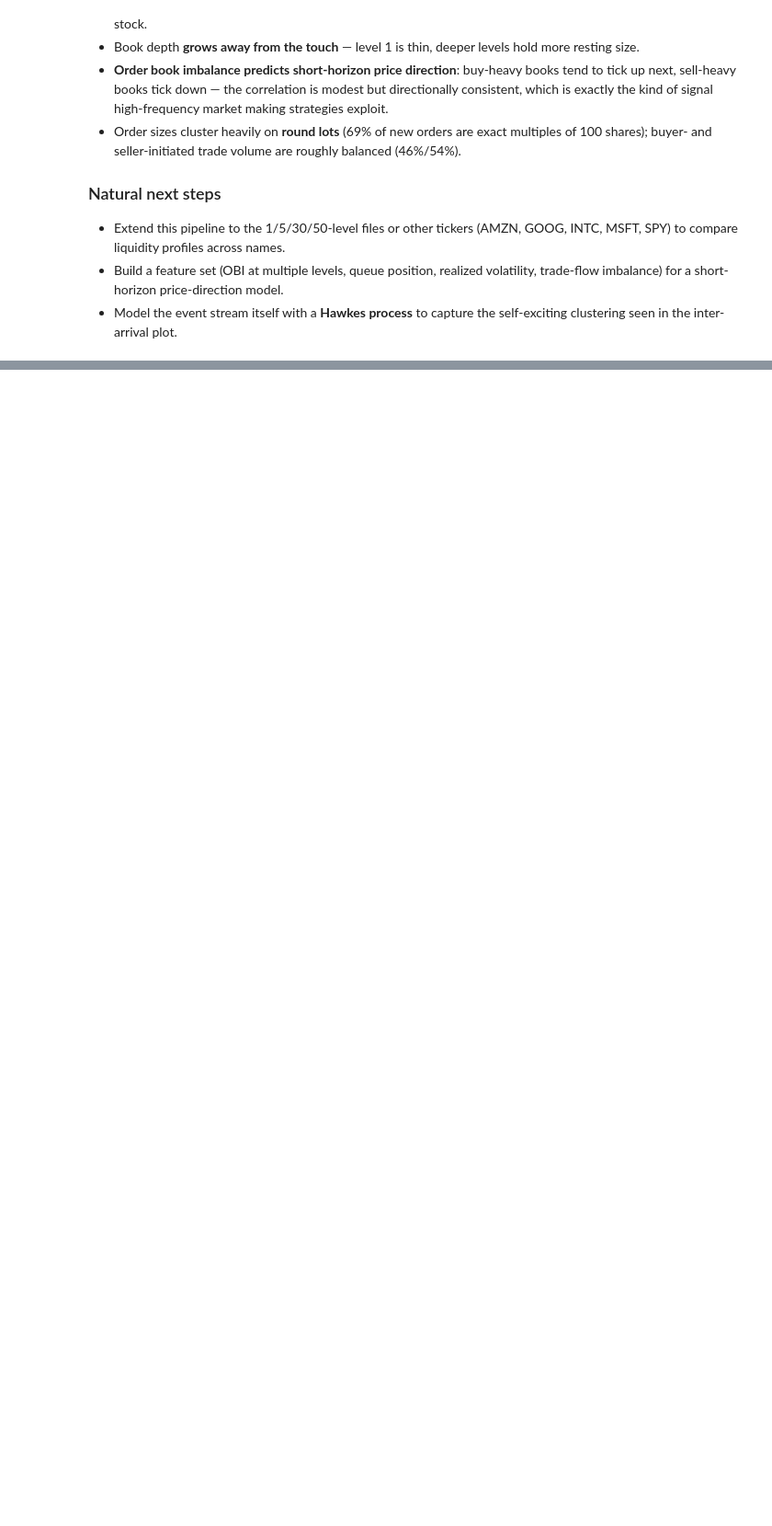
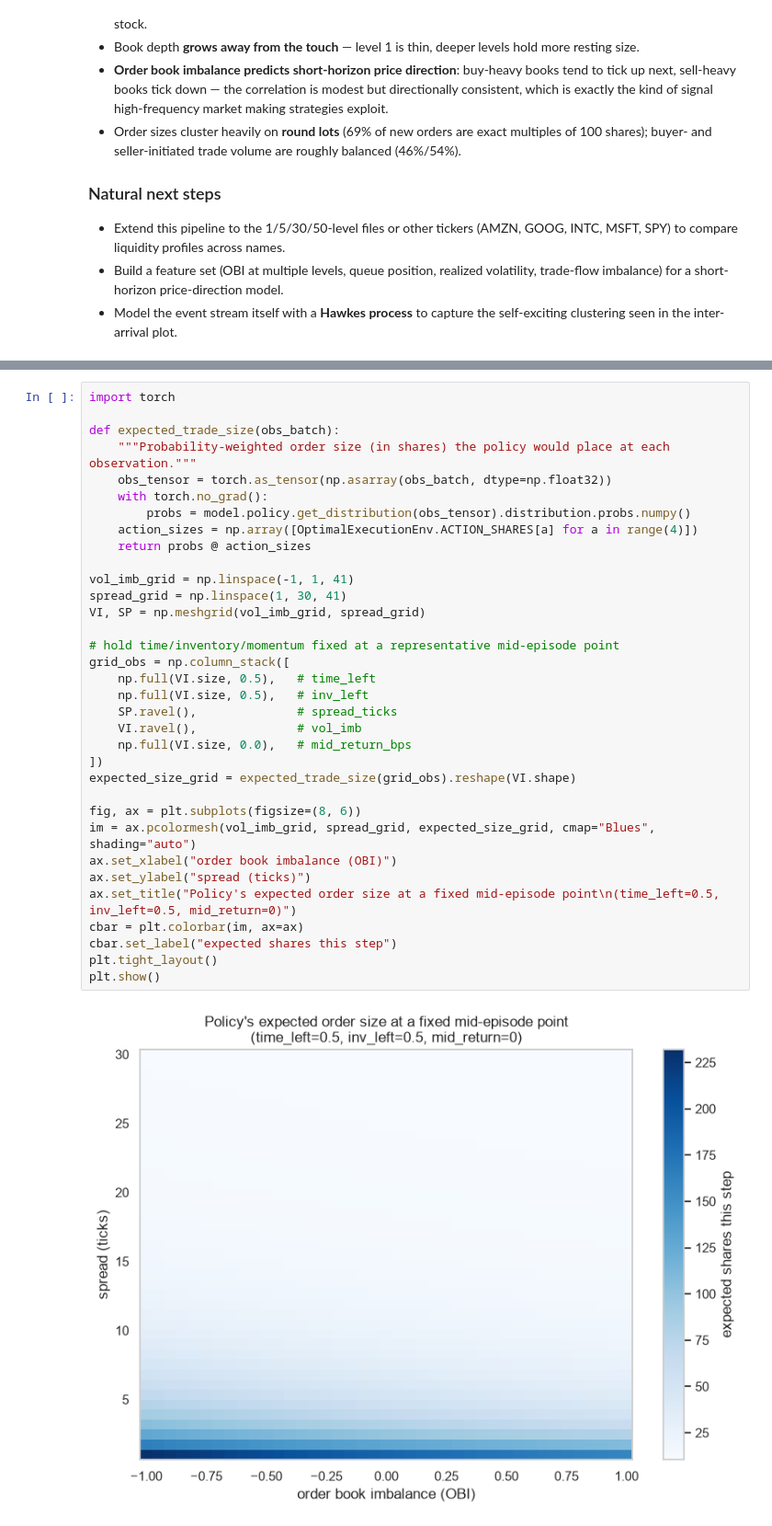
Before and after one commit to yeonjaej/LOB, a Jupyter notebook: data/LOBdata_EDA.ipynb, the cells around one changed output, grey strips where cells are left out. Shown at 92% size. Drawn from its saved outputs; the diff is of its cells as text; blank space fills up the shorter version.

```diff
--- a/data/LOBdata_EDA.ipynb
+++ b/data/LOBdata_EDA.ipynb
@@ -485,0 +1491,36 @@ Share of new orders that are an exact multiple of 100 shares: 68.6%
+# %%
+import torch
+
+def expected_trade_size(obs_batch):
+    """Probability-weighted order size (in shares) the policy would place at each observation."""
+    obs_tensor = torch.as_tensor(np.asarray(obs_batch, dtype=np.float32))
+    with torch.no_grad():
+        probs = model.policy.get_distribution(obs_tensor).distribution.probs.numpy()
+    action_sizes = np.array([OptimalExecutionEnv.ACTION_SHARES[a] for a in range(4)])
+    return probs @ action_sizes
+
+vol_imb_grid = np.linspace(-1, 1, 41)
+spread_grid = np.linspace(1, 30, 41)
+VI, SP = np.meshgrid(vol_imb_grid, spread_grid)
+
+# hold time/inventory/momentum fixed at a representative mid-episode point
+grid_obs = np.column_stack([
+    np.full(VI.size, 0.5),   # time_left
+    np.full(VI.size, 0.5),   # inv_left
+    SP.ravel(),              # spread_ticks
+    VI.ravel(),              # vol_imb
+    np.full(VI.size, 0.0),   # mid_return_bps
+])
+expected_size_grid = expected_trade_size(grid_obs).reshape(VI.shape)
+
+fig, ax = plt.subplots(figsize=(8, 6))
+im = ax.pcolormesh(vol_imb_grid, spread_grid, expected_size_grid, cmap="Blues", shading="auto")
+ax.set_xlabel("order book imbalance (OBI)")
+ax.set_ylabel("spread (ticks)")
+ax.set_title("Policy's expected order size at a fixed mid-episode point\n(time_left=0.5, inv_left=0.5, mid_return=0)")
+cbar = plt.colorbar(im, ax=ax)
+cbar.set_label("expected shares this step")
+plt.tight_layout()
+plt.show()
+# %% [output]
+[figure, added]
```
Also changed, not shown: parts of 36 cells of this notebook.
